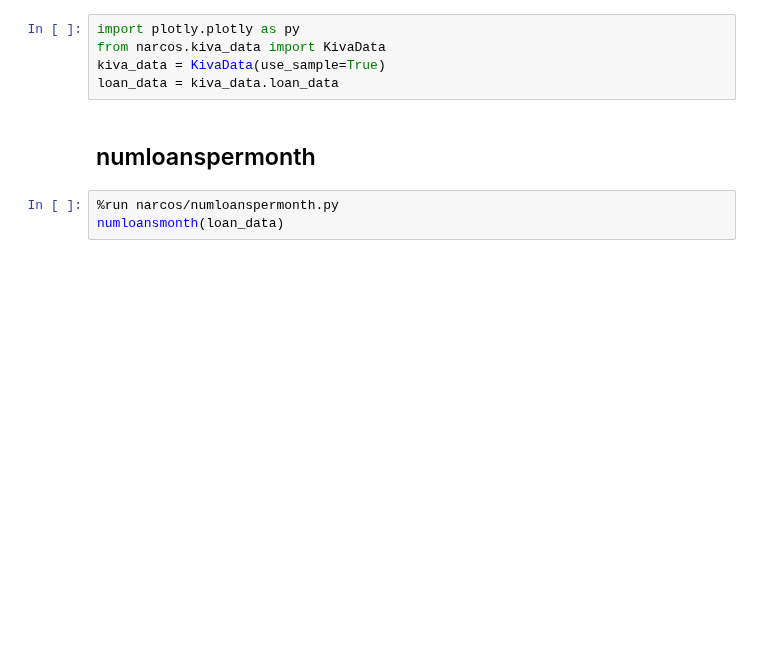
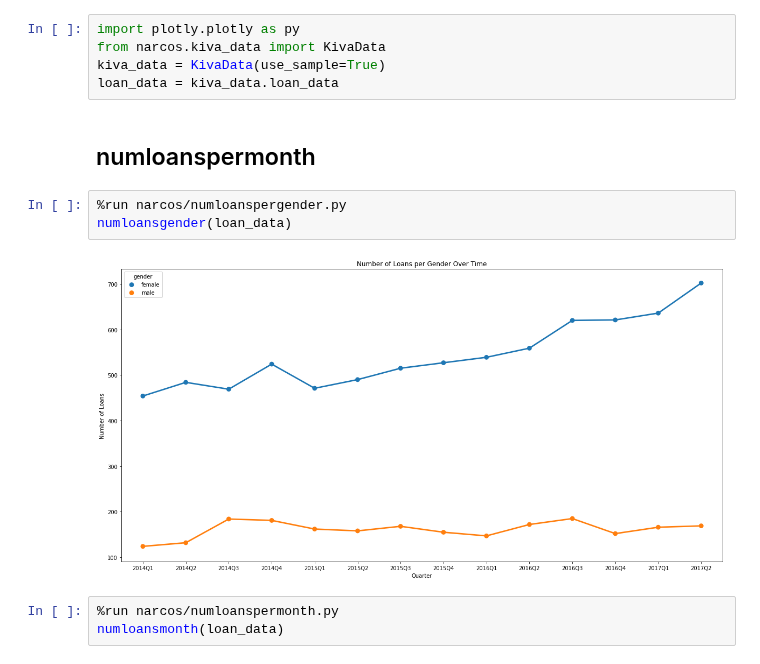
Before and after one commit to feng443/RUDS-Proj1-Kiva-Crowd-Funding-Visualization, a Jupyter notebook: KivaDataVisualization.ipynb, the cells around one changed output. Cells and saved outputs as stored; diff of their text form; blank space fills up the shorter version.

Commit message:
Tested num_loans_per_gender

```diff
--- a/KivaDataVisualization.ipynb
+++ b/KivaDataVisualization.ipynb
@@ -7,6 +7,11 @@ kiva_data = KivaData(use_sample=True)
 loan_data = kiva_data.loan_data
 # %% [markdown]
 ## numloanspermonth
+# %%
+%run narcos/numloanspergender.py
+numloansgender(loan_data)
+# %% [output]
+[figure, added]
 # %%
 %run narcos/numloanspermonth.py
 numloansmonth(loan_data)
```
Also changed, not shown: 3 other files.
